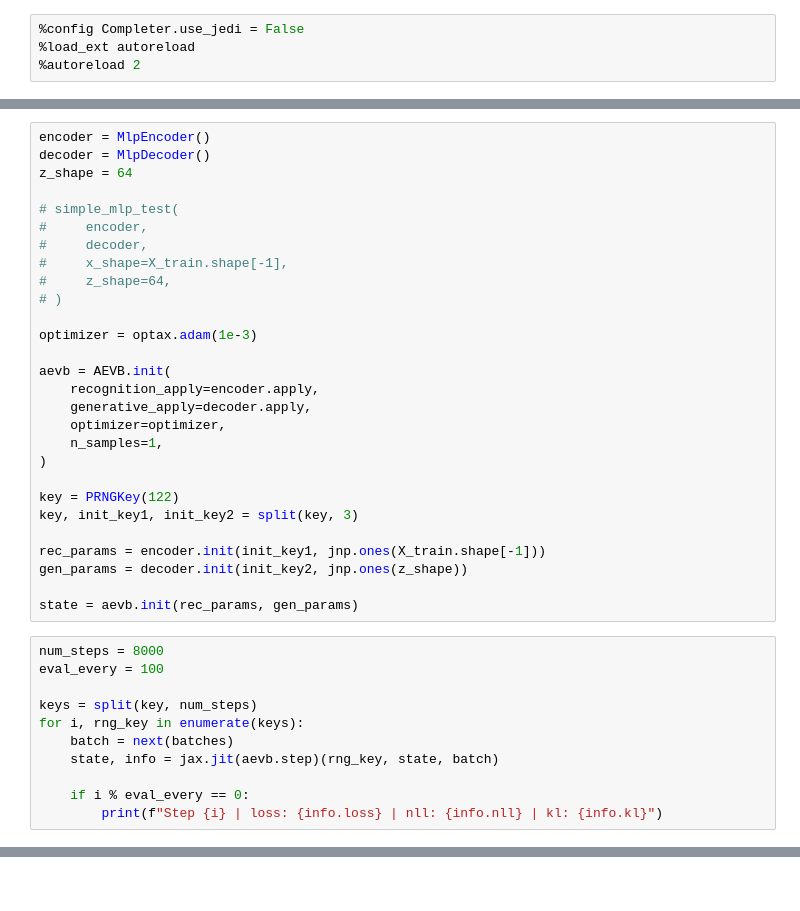
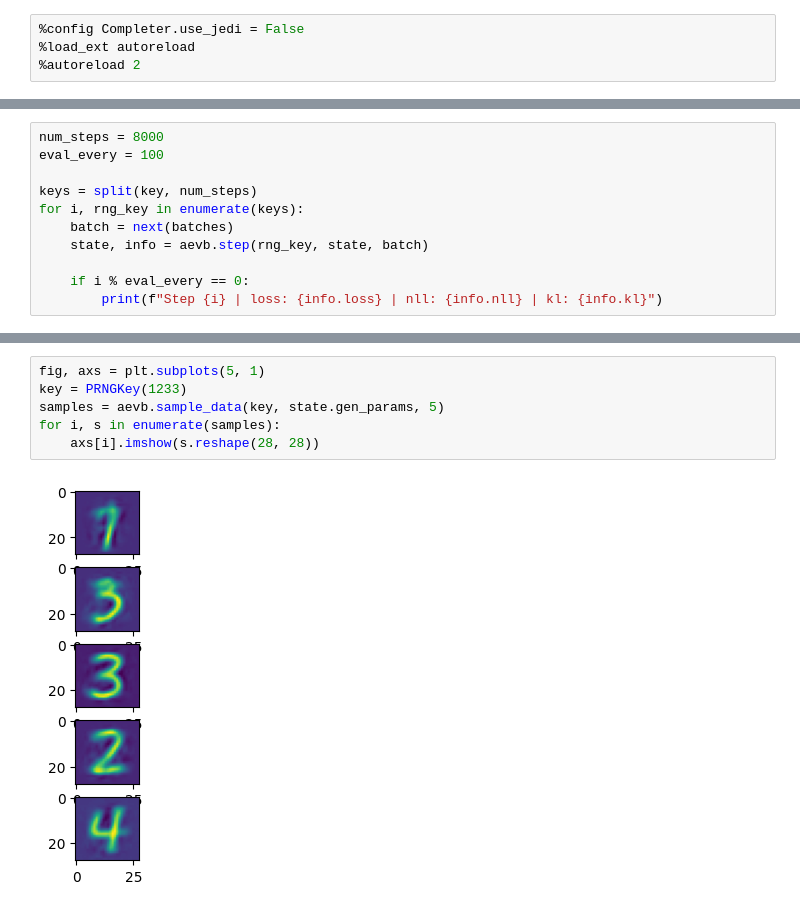
Before and after one commit to PaulScemama/aevb, a Jupyter notebook: mnist.ipynb, the cells around one changed output, grey strips where cells are left out. Cells and saved outputs as stored; diff of their text form; blank space fills up the shorter version.

```diff
--- a/mnist.ipynb
+++ b/mnist.ipynb
@@ -110,31 +120,3 @@ batches = data_stream(seed, X_train, batch_size, n)
-# %%
-encoder = MlpEncoder()
-decoder = MlpDecoder()
-z_shape = 64
-
-# simple_mlp_test(
-#     encoder,
-#     decoder,
-#     x_shape=X_train.shape[-1],
-#     z_shape=64,
-# )
-
-optimizer = optax.adam(1e-3)
-
-aevb = AEVB.init(
-    recognition_apply=encoder.apply,
-    generative_apply=decoder.apply,
-    optimizer=optimizer,
-    n_samples=1,
-)
-
-key = PRNGKey(122)
-key, init_key1, init_key2 = split(key, 3)
-
-rec_params = encoder.init(init_key1, jnp.ones(X_train.shape[-1]))
-gen_params = decoder.init(init_key2, jnp.ones(z_shape))
-
-state = aevb.init(rec_params, gen_params)
 # %%
 num_steps = 8000
 eval_every = 100
@@ -142,7 +124,7 @@ eval_every = 100
 keys = split(key, num_steps)
 for i, rng_key in enumerate(keys):
     batch = next(batches)
-    state, info = jax.jit(aevb.step)(rng_key, state, batch)
+    state, info = aevb.step(rng_key, state, batch)
 
     if i % eval_every == 0:
         print(f"Step {i} | loss: {info.loss} | nll: {info.nll} | kl: {info.kl}")
@@ -184,0 +149,8 @@ plot_random(PRNGKey(433))
+# %%
+fig, axs = plt.subplots(5, 1)
+key = PRNGKey(1233)
+samples = aevb.sample_data(key, state.gen_params, 5)
+for i, s in enumerate(samples):
+    axs[i].imshow(s.reshape(28, 28))
+# %% [output]
+[figure, added]
```
Also changed, not shown: parts of 6 cells of this notebook, 1 other file.
